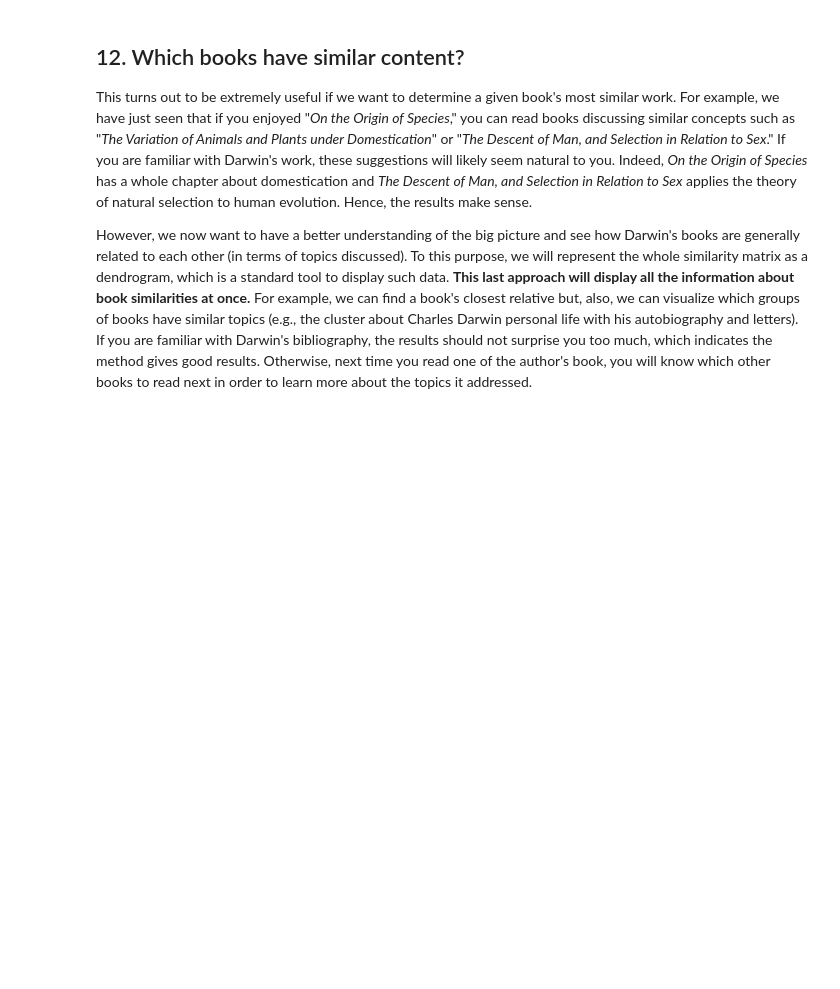
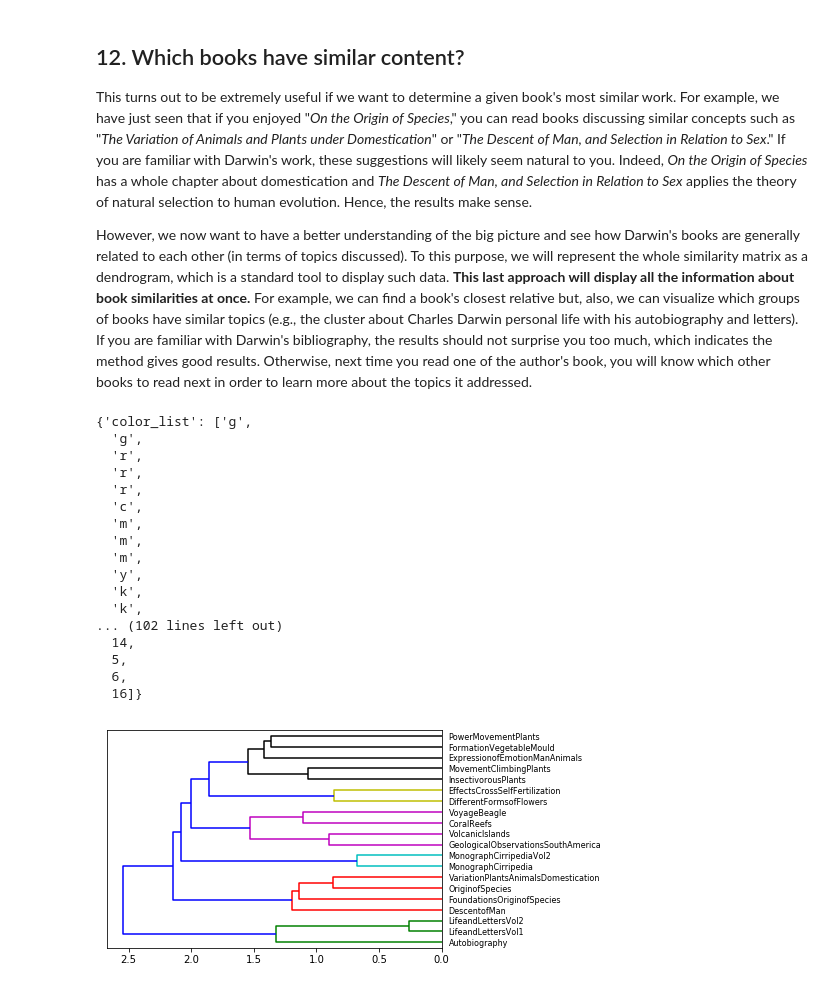
Before and after one commit to Liu-Zhichao/DataCamp_Projects, a Jupyter notebook: Book Recommendations from Charles Darwin/notebook.ipynb, the cells around one changed output. Saved outputs shown, nothing was run; the diff lists cells and outputs as text; code cells hidden in the pictures; blank space fills up the shorter version.

```diff
--- a/Book Recommendations from Charles Darwin/notebook.ipynb
+++ b/Book Recommendations from Charles Darwin/notebook.ipynb
@@ -295,10 +350,29 @@ v_sorted = ...
 # %%
 # Import libraries
 from scipy.cluster import hierarchy
 
 # Compute the clusters from the similarity matrix,
 # using the Ward variance minimization algorithm
-Z = ...
+Z = hierarchy.linkage(sims, 'ward')
 
 # Display this result as a horizontal dendrogram
-# ... YOUR CODE FOR TASK 12 ...
+hierarchy.dendrogram(Z, leaf_font_size=8, labels=sim_df.index, orientation="left")
+# %% [output]
+{'color_list': ['g',
+  'g',
+  'r',
+  'r',
+  'r',
+  'c',
+  'm',
+  'm',
+  'm',
+  'y',
+  'k',
+  'k',
+... (102 lines left out)
+  14,
+  5,
+  6,
+  16]}
+[figure, added]
```
Also changed, not shown: parts of 5 cells of this notebook, 2 other files.
